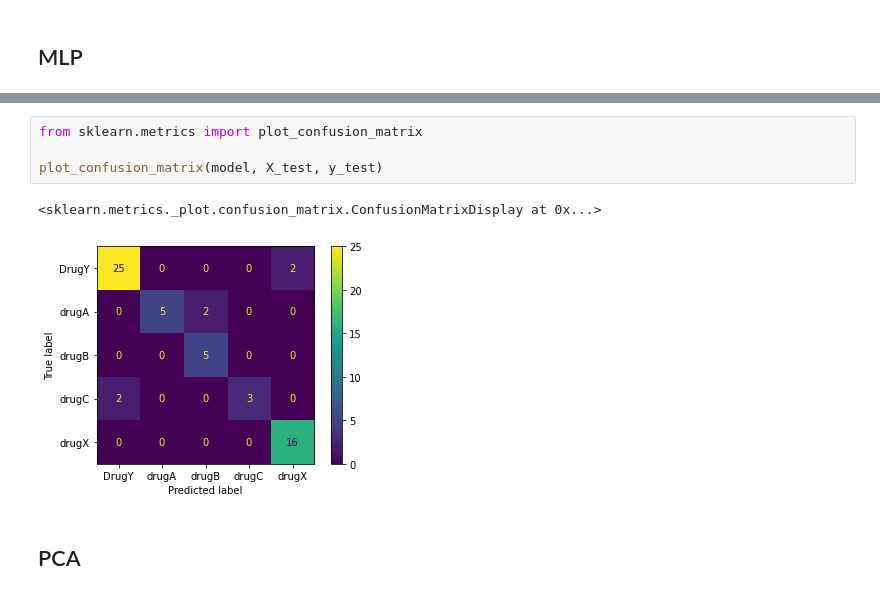
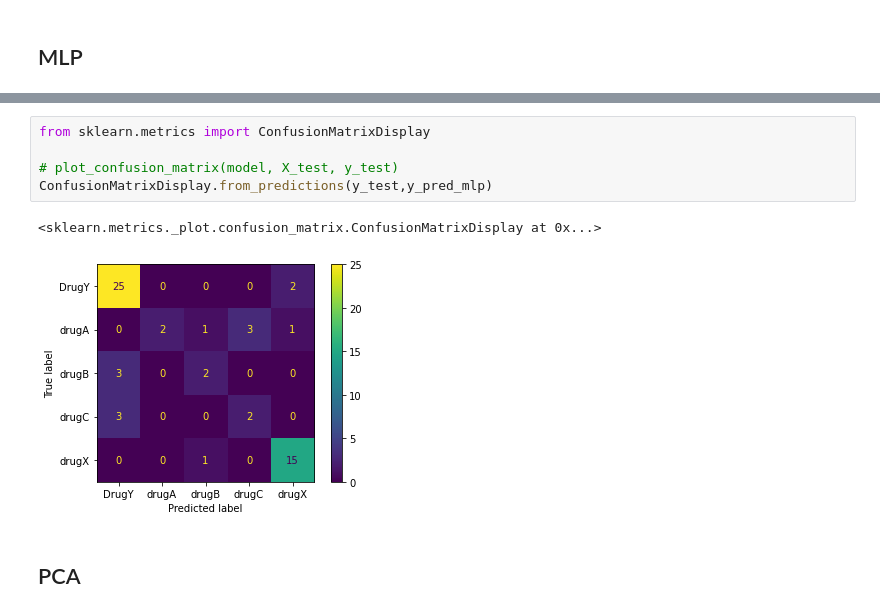
Before and after one commit to nunof98/data-fusion, a Jupyter notebook: drug_classification.ipynb, the cells around one changed output, grey strips where cells are left out. Cells and saved outputs as stored; diff of their text form.

```diff
--- a/drug_classification.ipynb
+++ b/drug_classification.ipynb
@@ -256,10 +256,11 @@ weighted avg       0.91      0.90      0.90        60
 # %%
-from sklearn.metrics import plot_confusion_matrix
+from sklearn.metrics import ConfusionMatrixDisplay
 
-plot_confusion_matrix(model, X_test, y_test)
+# plot_confusion_matrix(model, X_test, y_test)
+ConfusionMatrixDisplay.from_predictions(y_test,y_pred_mlp)
 # %% [output]
 <sklearn.metrics._plot.confusion_matrix.ConfusionMatrixDisplay at 0x...>
-[figure, old version]
+[figure, new version]
 # %% [markdown]
 ## PCA
 # %%
```
Also changed, not shown: parts of 14 cells of this notebook, 3 other files.
